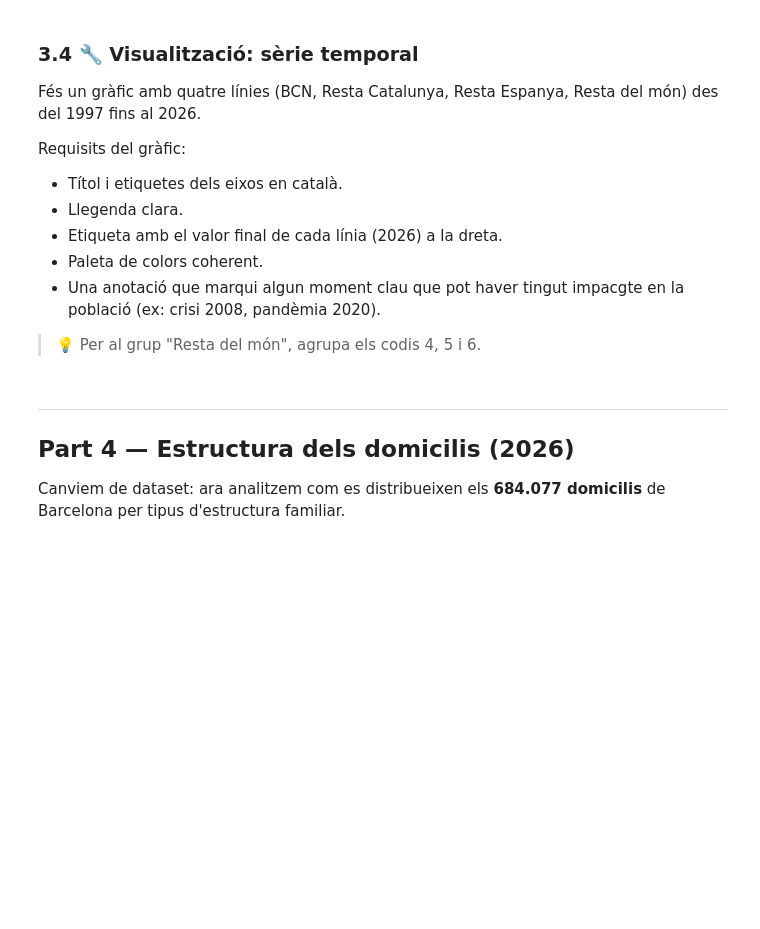
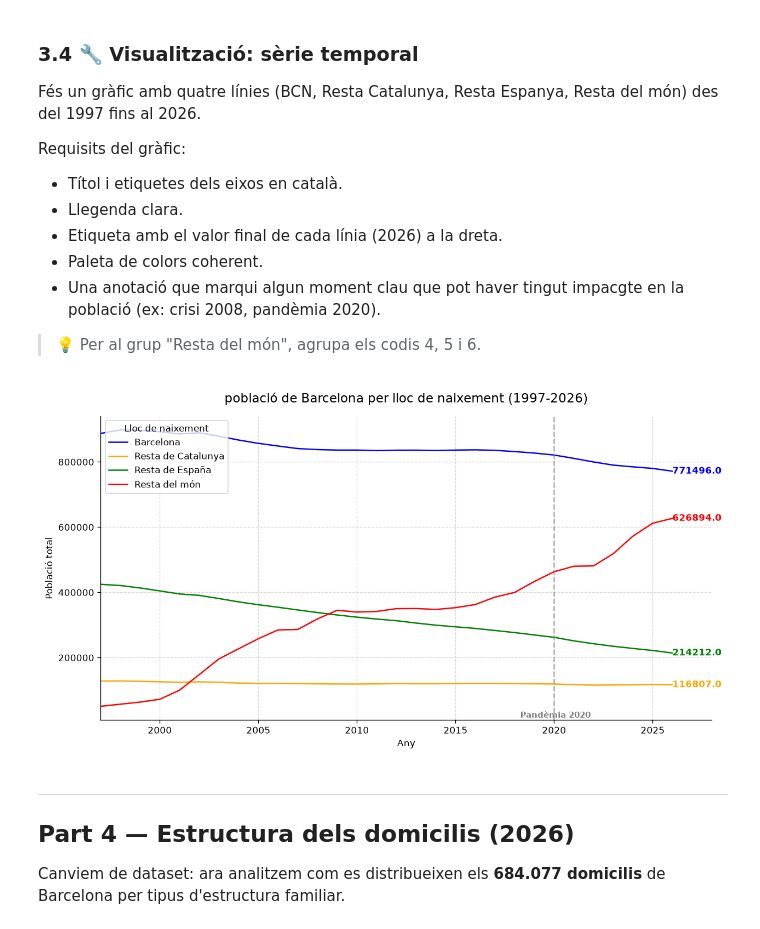
Before and after one commit to KevinBravoLascano/tanoca_p1, a Jupyter notebook: pràctica 1/pra╠Çctica 1/exercici1.ipynb, the cells around one changed output. Cells and saved outputs as stored; diff of their text form; code cells hidden in the pictures; blank space fills up the shorter version.

```diff
--- a/pràctica 1/pra╠Çctica 1/exercici1.ipynb
+++ b/pràctica 1/pra╠Çctica 1/exercici1.ipynb
@@ -481,3 +571,11 @@ Crea un DataFrame `serie_lloc` amb columnes: `Any`, `LLOC_NAIX`,
 `Lloc_Naix_Label`, `Total`.
 # %%
 # 🔧 Escriu el codi aquí
+serie_lloc = (
+    df_serie
+    .groupby(["Any", "LLOC_NAIX"],as_index=False)["Valor"]
+    .sum()
+    .rename(columns={"Valor": "Total"})
+    .merge(lloc_naix_dict, on="LLOC_NAIX", how="left")
+)
+print(serie_lloc)
@@ -498,7 +611,54 @@ Requisits del gràfic:
 # %%
 # 🔧 Escriu el codi aquí
 
 # Recorda: plt.savefig('grafic_serie.png', bbox_inches='tight')
+plt.figure(figsize=(12, 6))
+
+#mascaras pa separarlos
+bcn= serie_lloc["LLOC_NAIX"] == 1
+cat= serie_lloc["LLOC_NAIX"] == 2
+españa= serie_lloc["LLOC_NAIX"] == 3
+mundo= serie_lloc["LLOC_NAIX"].isin([4,5,6])
+
+#años
+abcn=serie_lloc[bcn].groupby("Any")["Total"].sum()
+acat=serie_lloc[cat].groupby("Any")["Total"].sum()
+aespaña=serie_lloc[españa].groupby("Any")["Total"].sum()
+amundo=serie_lloc[mundo].groupby("Any")["Total"].sum()
+
+plt.plot(abcn, label="Barcelona",color="blue")
+plt.plot(acat, label="Resta de Catalunya",color="orange")
+plt.plot(aespaña, label="Resta de España",color="green")
+plt.plot(amundo, label="Resta del món",color="red")
+
+plt.text(2026, abcn.loc[2026], f"{abcn.loc[2026]}",color="blue", fontweight="bold", va="center")
+plt.text(2026, acat.loc[2026], f"{acat.loc[2026]}", color="orange", fontweight="bold", va="center")
+plt.text(2026, aespaña.loc[2026], f"{aespaña.loc[2026]}", color="green", fontweight="bold", va="center")
+plt.text(2026, amundo.loc[2026], f"{amundo.loc[2026]}", color="red", fontweight="bold", va="center")
+
+plt.axvline(x=2020, color="gray", linestyle="--", alpha=0.6)
+plt.text(
+    2020,
+    10000,
+    " Pandèmia 2020",
+    color="gray",
+    fontweight="bold",
+    fontsize=9,
+    va="bottom",
+    ha="center"
+)
+
+plt.title("població de Barcelona per lloc de naixement (1997-2026)", fontsize=14, pad=15)
+plt.xlabel("Any")
+plt.ylabel("Població total")
+plt.legend(title="Lloc de naixement", loc="upper left")
+plt.grid(True, linestyle="--", alpha=0.5)
+plt.xlim(1997, 2028)
+
+plt.savefig("grafic_serie.png", bbox_inches="tight")
+plt.show()
+# %% [output]
+[figure, added]
 # %% [markdown]
 ---
 ## Part 4 — Estructura dels domicilis (2026)
```
Also changed, not shown: parts of 10 cells of this notebook, 1 other file.
